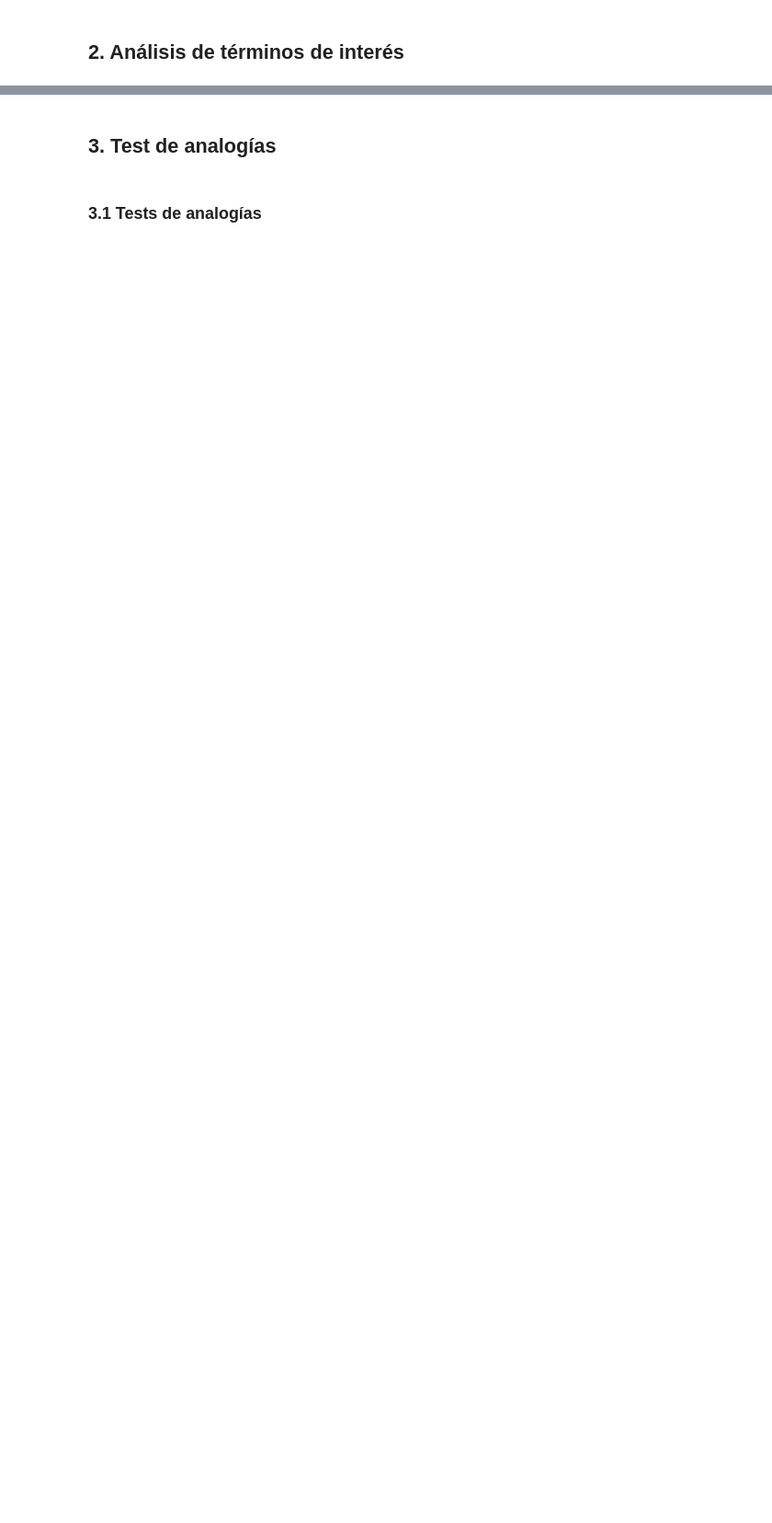
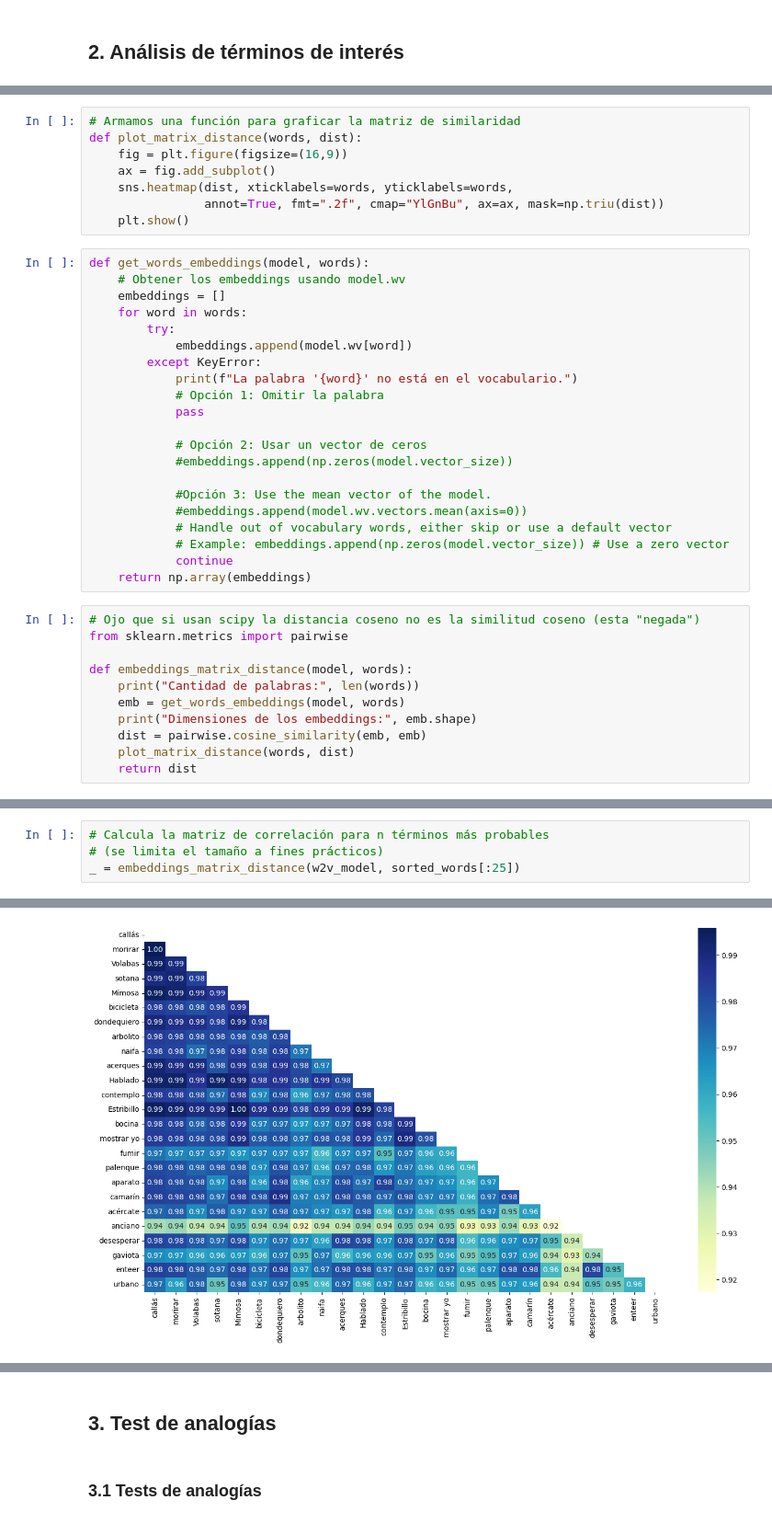
Before and after one commit to MLsound/procesamiento_lenguaje_natural, a Jupyter notebook: clase_2/ejercicios/Desafio_2.ipynb, the cells around one changed output, grey strips where cells are left out. Shown at 92% size. Saved outputs shown, nothing was run; the diff lists cells and outputs as text; blank space fills up the shorter version.

Commit message:
Desafio 2: embeddings

```diff
--- a/clase_2/ejercicios/Desafio_2.ipynb
+++ b/clase_2/ejercicios/Desafio_2.ipynb
@@ -34,0 +375,40 @@ Para su construcción realicé scraping del sitio *todotango.com*
+# %%
+# Armamos una función para graficar la matriz de similaridad
+def plot_matrix_distance(words, dist):
+    fig = plt.figure(figsize=(16,9))
+    ax = fig.add_subplot()
+    sns.heatmap(dist, xticklabels=words, yticklabels=words,
+                annot=True, fmt=".2f", cmap="YlGnBu", ax=ax, mask=np.triu(dist))
+    plt.show()
+# %%
+def get_words_embeddings(model, words):
+    # Obtener los embeddings usando model.wv
+    embeddings = []
+    for word in words:
+        try:
+            embeddings.append(model.wv[word])
+        except KeyError:
+            print(f"La palabra '{word}' no está en el vocabulario.")
+            # Opción 1: Omitir la palabra
+            pass
+
+            # Opción 2: Usar un vector de ceros
+            #embeddings.append(np.zeros(model.vector_size))
+
+            #Opción 3: Use the mean vector of the model.
+            #embeddings.append(model.wv.vectors.mean(axis=0))
+            # Handle out of vocabulary words, either skip or use a default vector
+            # Example: embeddings.append(np.zeros(model.vector_size)) # Use a zero vector
+            continue
+    return np.array(embeddings)
+# %%
+# Ojo que si usan scipy la distancia coseno no es la similitud coseno (esta "negada")
+from sklearn.metrics import pairwise
+
+def embeddings_matrix_distance(model, words):
+    print("Cantidad de palabras:", len(words))
+    emb = get_words_embeddings(model, words)
+    print("Dimensiones de los embeddings:", emb.shape)
+    dist = pairwise.cosine_similarity(emb, emb)
+    plot_matrix_distance(words, dist)
+    return dist
@@ -34,0 +417,5 @@ Para su construcción realicé scraping del sitio *todotango.com*
+# %%
+# Calcula la matriz de correlación para n términos más probables
+# (se limita el tamaño a fines prácticos)
+_ = embeddings_matrix_distance(w2v_model, sorted_words[:25])
+# %% [output]
@@ -34,0 +424 @@ Para su construcción realicé scraping del sitio *todotango.com*
+[figure, added]
```
Also changed, not shown: parts of 57 cells of this notebook, 6 other files.
